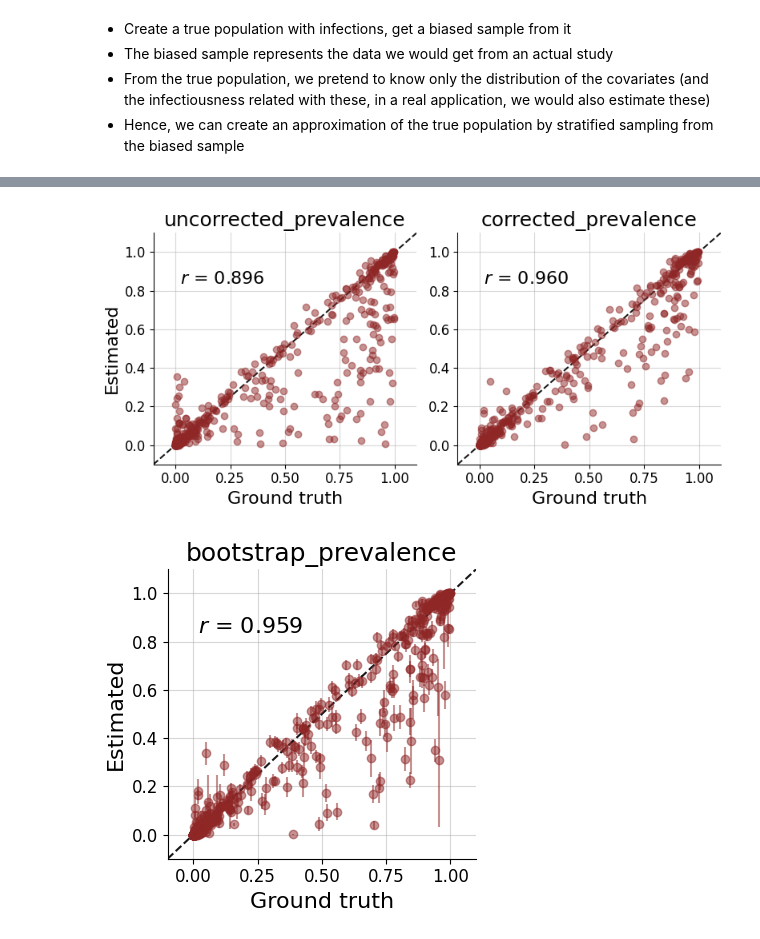
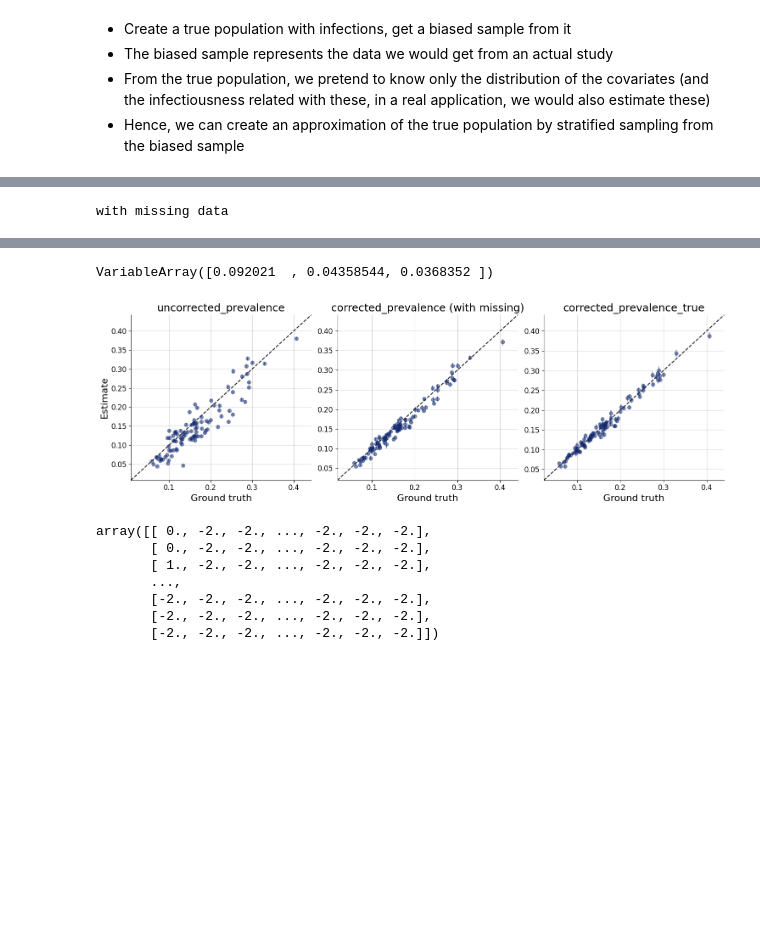
Before and after one commit to arrjon/AmortizedSelectionBias, a Jupyter notebook: Prevalence.ipynb, the cells around one changed output, grey strips where cells are left out. Drawn from its saved outputs; the diff is of its cells as text; code cells hidden in the pictures; blank space fills up the shorter version.

```diff
--- a/Prevalence.ipynb
+++ b/Prevalence.ipynb
@@ -99,0 +23,13 @@ def sample_logit_models_from_priors(
+# %%
+# Known population parameters
+age_probs = {'0-19': 0.168, '20-34': 0.25, '35-49': 0.223, '50-64': 0.187, '65-79': 0.118, '80+': 0.054}
+gender_probs = {'male': 0.5, 'female': 0.5}
+h_size_probs = {'household_1': 0.549, 'household_2': 0.226, 'household_34': 0.124, 'household_5': 0.101}
+country_probs = {'Germany': 1-0.35, 'other': 0.35}
+
+cat_to_int = {
+    'age': {'0-19': 0, '20-34': 1, '35-49': 2, '50-64': 3, '65-79': 4, '80+': 5},
+    'gender': {'male': 0, 'female': 1},
+    'h_size': {'household_1': 1, 'household_2': 2, 'household_34': 3, 'household_5': 4},
+    'country': {'Germany': 0, 'other': 1}
+}
@@ -308,12 +588,19 @@ plt.show()
 # %%
-bf.diagnostics.plot_recovery(np.concatenate((uncor_prev[:, np.newaxis, np.newaxis], cor_prev[:, np.newaxis, np.newaxis]), axis=-1),
-                             np.stack((true_prev, true_prev), axis=-1),
-                             param_names=['uncorrected_prevalence', 'corrected_prevalence'], add_r2=False)
-bf.diagnostics.plot_recovery(bootstrap_prev[..., np.newaxis], true_prev[..., np.newaxis],
-                             param_names=['bootstrap_prevalence'], add_r2=False)
+np.random.seed(42)
+uncor_prev, cor_prev, true_prev, bootstrap_prev, bootstrap_cor_prev, bootstrap_cor_true_prev\
+    = run_simulation_study_parallel(n_runs=n_r, sample_target=dataset_size, missing_data=True)
+print('with missing data')
+# bf.diagnostics.recovery(np.concatenate((uncor_prev[:, np.newaxis, np.newaxis], cor_prev[:, np.newaxis, np.newaxis]), axis=-1),
+#                         np.stack((true_prev, true_prev), axis=-1),
+#                         variable_names=['uncorrected_prevalence', 'corrected_prevalence'],
+#                         add_corr=False)
+estimates = np.concatenate((bootstrap_prev[:, :, np.newaxis],
+                            bootstrap_cor_prev[:, :, np.newaxis],
+                            bootstrap_cor_true_prev[:, :, np.newaxis]), axis=-1)
+target = np.stack((true_prev, true_prev, true_prev), axis=-1)
+bf.diagnostics.recovery(estimates, target,
+                        variable_names=['uncorrected_prevalence', 'corrected_prevalence (with missing)', 'corrected_prevalence_true'],
+                        add_corr=False)
 
-rmse_uncor = rmse(uncor_prev, true_prev)
-rmse_cor = rmse(cor_prev, true_prev)
-print(f"RMSE: {rmse_cor}")
-print(f"Biased RMSE: {rmse_uncor}")
+bf.diagnostics.metrics.root_mean_squared_error(estimates, target)['values']
 # %% [output]
@@ -321,0 +609 @@ Biased RMSE: 0.18849430362745714
+with missing data
@@ -322,2 +611,2 @@ Biased RMSE: 0.18849430362745714
+VariableArray([0.092021  , 0.04358544, 0.0368352 ])
-[figure, old version]
+[figure, new version]
-[figure, removed]
@@ -334,2 +701,14 @@ def convert_to_nn_input(new_population: pd.DataFrame) -> np.ndarray:
+# %%
+# test conversion
+test = convert_to_nn_long_input(df_samp_test, 1000)
+test
+# %% [output]
+array([[ 0., -2., -2., ..., -2., -2., -2.],
+       [ 0., -2., -2., ..., -2., -2., -2.],
+       [ 1., -2., -2., ..., -2., -2., -2.],
+       ...,
+       [-2., -2., -2., ..., -2., -2., -2.],
+       [-2., -2., -2., ..., -2., -2., -2.],
+       [-2., -2., -2., ..., -2., -2., -2.]])
 # %%
 param_names = ['prevalence']
```
Also changed, not shown: parts of 36 cells of this notebook, 57 other files.
